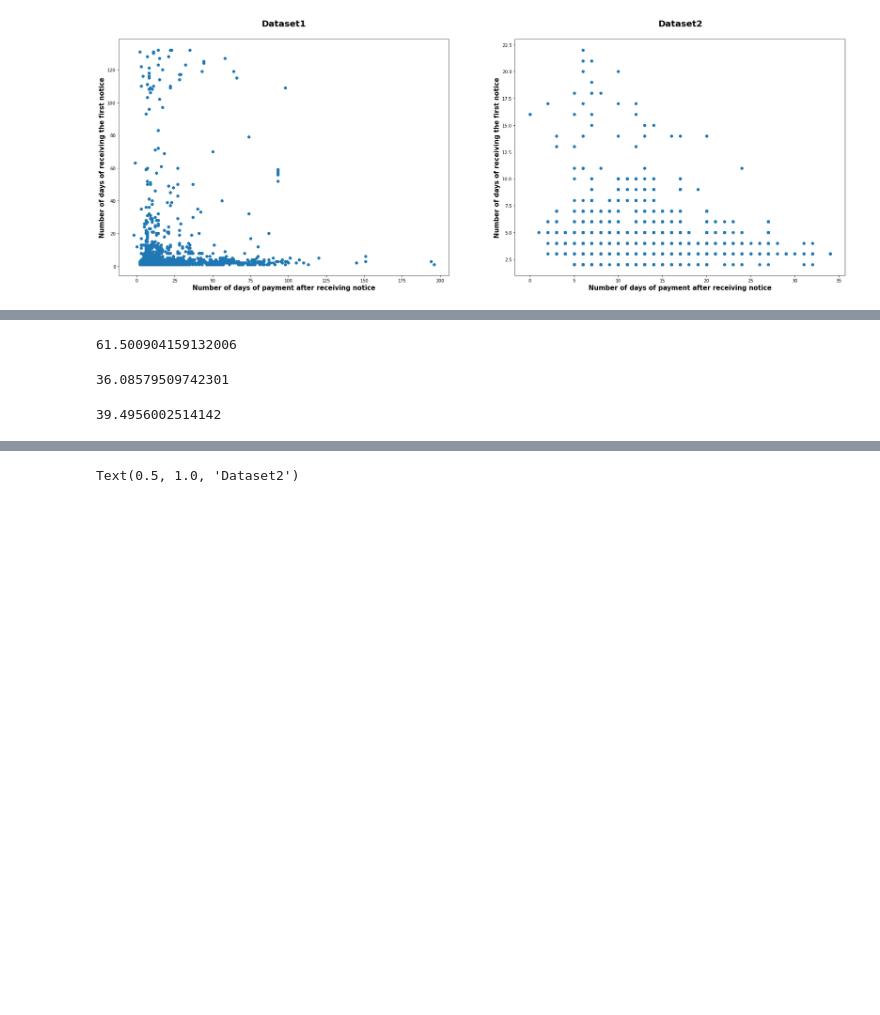
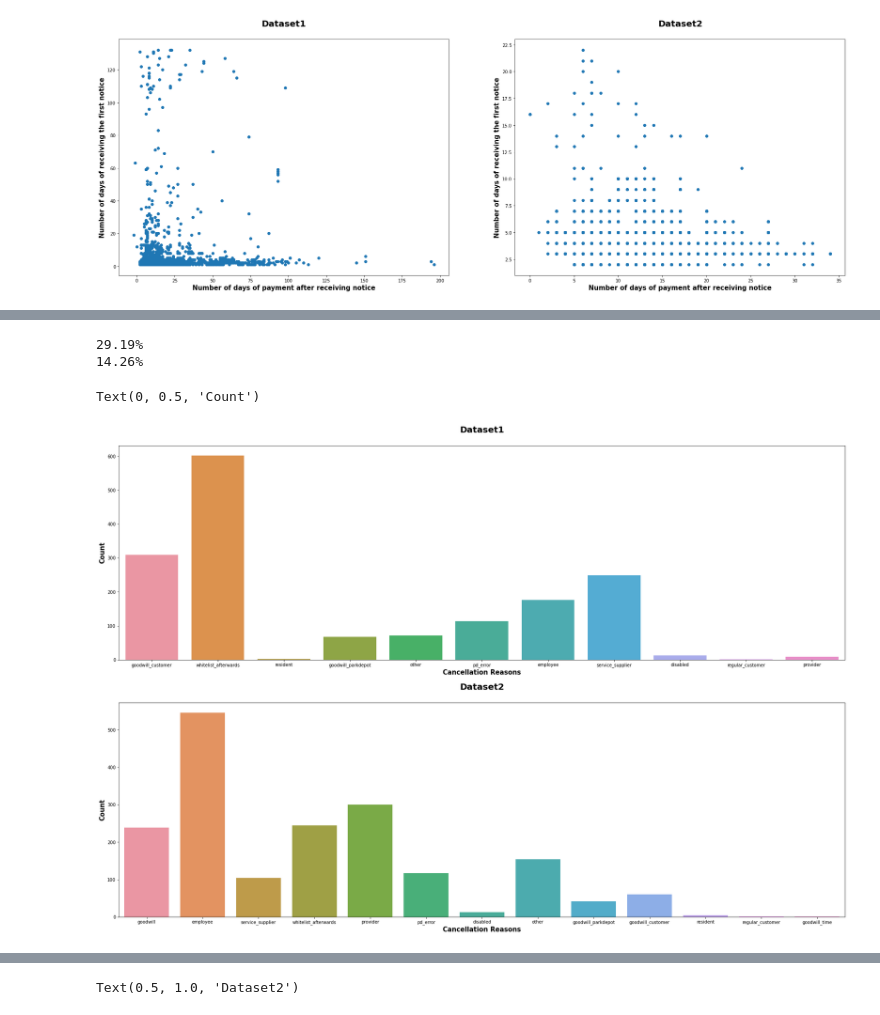
Before and after one commit to ANH2510/Parking-Service, a Jupyter notebook: challenge_1.ipynb, the cells around one changed output, grey strips where cells are left out. Saved outputs shown, nothing was run; the diff lists cells and outputs as text; code cells hidden in the pictures; blank space fills up the shorter version.

```diff
--- a/challenge_1.ipynb
+++ b/challenge_1.ipynb
@@ -137,14 +150,26 @@ Text(0, 0.5, 'Count')
-# %%
-(len(data1[data1["Status"]=="paid"])/len(data1["Status"])))*100
-# %% [output]
-61.500904159132006
-# %%
-(len(data2[data2["Status"]=="paid"])/len(data2["Status"]))*100
-# %% [output]
-36.08579509742301
-# %%
-(len(data2[data2["Status"]=="letter_sent"])/len(data2["Status"]))*100
-# %% [output]
-39.4956002514142
 # %%
 #The payment of customer obviously affect to revenue of company. The ability to collect fees from violators is likely to depend on the speed at which notifications are sent from the system.
+# %%
+#Key Performance indicators:
+## 2rd: Cancellation rate
+Cancellation_rate_1 = (len(data1[data1["Status"] == "canceled"])/len(data1["Status"]))*100
+Cancellation_rate_2 = (len(data2[data2["Status"] == "canceled"])/len(data2["Status"]))*100
+print(f"{Cancellation_rate_1:.2f}%")
+print(f"{Cancellation_rate_2:.2f}%")
+# %% [output]
+29.19%
+14.26%
+# %%
+fig, (ax1, ax2) = plt.subplots(ncols = 1, nrows = 2, figsize = (30,20))
+
+sns.countplot(data1["Cancellation Reason"],ax=ax1)
+ax1.set_title("Dataset1", weight = "bold", fontsize = 20, pad = 30)
+ax1.set_xlabel("Cancellation Reasons", weight = "bold", fontsize = 15)
+ax1.set_ylabel("Count", weight = "bold", fontsize = 15)
+sns.countplot(data2["Cancellation Reason"], ax=ax2)
+ax2.set_title("Dataset2", weight = "bold", fontsize = 20, pad = 30)
+ax2.set_xlabel("Cancellation Reasons", weight = "bold", fontsize = 15)
+ax2.set_ylabel("Count", weight = "bold", fontsize = 15)
+# %% [output]
+Text(0, 0.5, 'Count')
+[figure, added]
```
Also changed, not shown: parts of 15 cells of this notebook, 3 other files.
